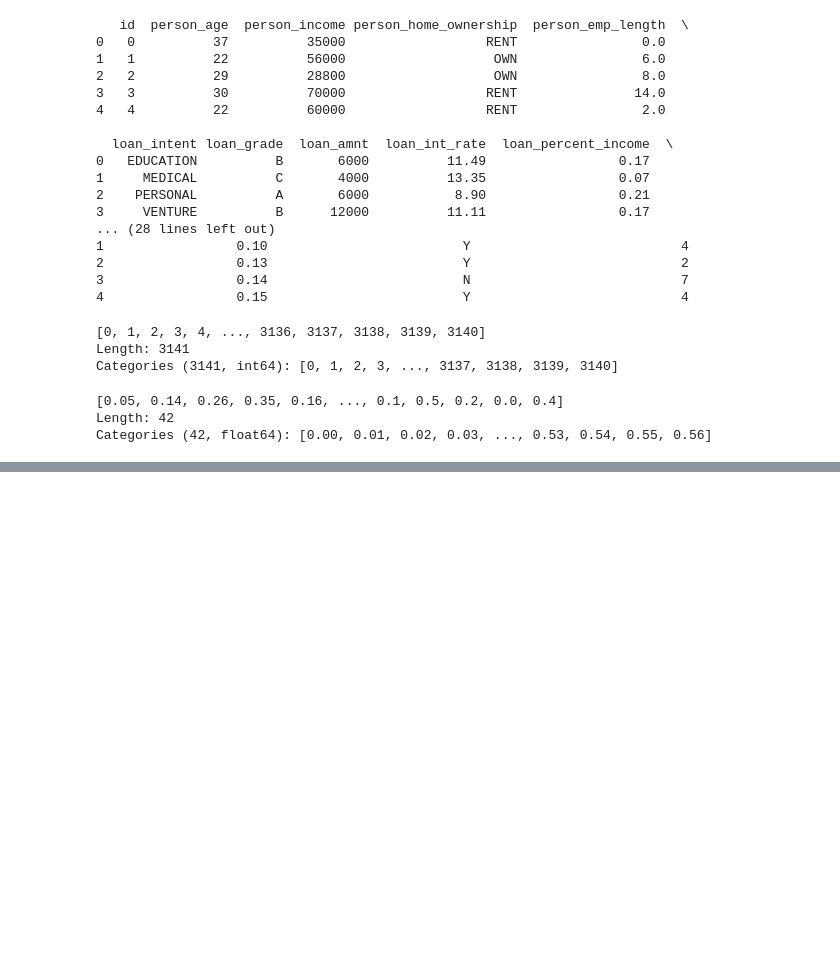
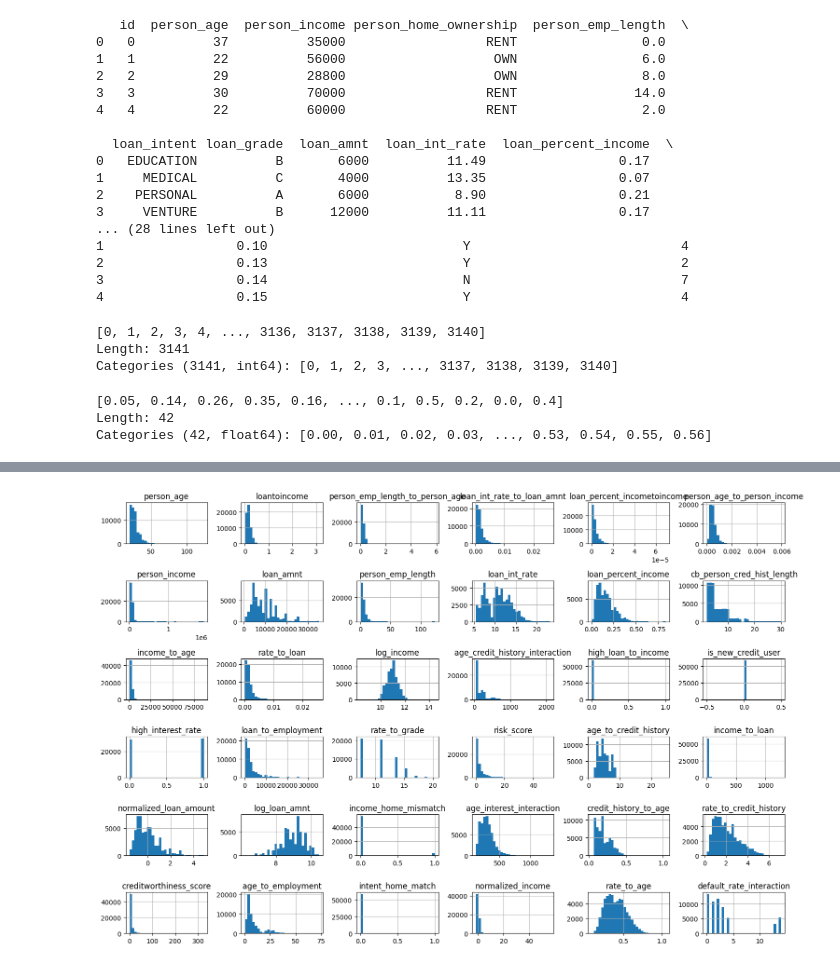
Before and after one commit to Dxuian/ml, a Jupyter notebook: resume/a.ipynb, the cells around one changed output, grey strips where cells are left out. Cells and saved outputs as stored; diff of their text form; code cells hidden in the pictures; blank space fills up the shorter version.

```diff
--- a/resume/a.ipynb
+++ b/resume/a.ipynb
@@ -420,0 +370,91 @@ Name: proportion, dtype: float64
+# %%
+# train['creditworthiness_score'] = (train['person_income'].astype('float64') / (train['loan_amnt'].astype('float64') * train['loan_int_rate'].astype('float64'))) * (train['cb_person_cred_hist_length'].astype('float64') + 1).astype('float64')
+# train['age_to_employment'] = (train['person_age'].astype('float64') / (train['person_emp_length'].astype('float64') + 1)).astype('float64')
+# train['intent_home_match'] = ((train['loan_intent'].astype('float64') == 5) & (train['person_home_ownership'].astype('float64') == 2)).astype('float64')
+# train['normalized_income'] = train.groupby('age_category')['person_income'].transform(lambda x: ((x.astype('float64') - x.mean().astype('float64')) / x.std().astype('float64'))).astype('float64')
+# train['rate_to_age'] = (train['loan_int_rate'].astype('float64') / train['person_age'].astype('float64')).astype('float64')
+# train['risk_score'] = train['loan_percent_income'] * train['loan_int_rate'] * (6 - train['loan_grade'].astype('float64'))
+# train['loan_intent_grade'] = ((train['loan_intent'].astype('float64') * 10 + train['loan_grade'].astype('float64'))/100).astype('category')
+# train['income_category'] = train['person_income'].apply(categorize_income, args=(income_quantiles,)).astype('category')
+# train['age_interest_interaction'] = (train['person_age'].astype('float64') * train['loan_int_rate'].astype('float64')).astype('float64')
+# train['credit_history_to_age'] = (train['cb_person_cred_hist_length'].astype('float64') / train['person_age'].astype('float64')).astype('float64')
+# train['rate_to_credit_history'] = (train['loan_int_rate'].astype('float64') / (train['cb_person_cred_hist_length'].astype('float64') + 1)).astype('float64')
+# train["loantoincome"] = ((train["loan_amnt"] / train["person_income"])).astype('Float64')
+# train["loan_percent_incometoincome"] = ((train["loan_percent_income"] / train["person_income"])).astype('Float64')
+# train['person_age_to_person_income'] = (train['person_age'] / train['person_income']).astype(str).astype('Float64')
+# train['person_emp_length_to_person_age'] = (train['person_emp_length'] / train['person_age']).astype('Float64')
+# train['loan_int_rate_to_loan_amnt'] = (train['loan_int_rate'] / train['loan_amnt']).astype('Float64')
+# train['income_to_age'] = train['person_income'] / train['person_age']
+# train['rate_to_loan'] = train['loan_int_rate'] / train['loan_amnt']
+# train['person_home_ownership'] = train['person_home_ownership'].replace({'RENT': 0, 'MORTGAGE': 1, 'OWN': 2, 'OTHER': 3}).astype('category')
+# train['loan_intent'] = train['loan_intent'].replace({'EDUCATION': 0, 'MEDICAL': 1, 'PERSONAL': 2, 'VENTURE': 3, 'DEBTCONSOLIDATION': 4, 'HOMEIMPROVEMENT': 5}).astype('category')
+# train['loan_grade'] = train['loan_grade'].replace({'A':6, 'B':5, 'C':4, 'D':3, 'E':2, 'F':1, 'G':0}).astype('category')
+# train['cb_person_default_on_file'] = train['cb_person_default_on_file'].replace({'N': 0, 'Y': 1}).astype('category')
+# train["person_home_ownership_income"] = pd.Series(pd.factorize((train["person_home_ownership"].astype(str) + train["person_income"].astype(str)).to_numpy())[0]).astype('category')
+# train['log_income'] = np.log1p(train['person_income']).astype('float64')
+# train['age_credit_history_interaction'] = (train['person_age'] * train['cb_person_cred_hist_length']).astype('float64')
+# train['high_loan_to_income'] = (train['loan_percent_income'] > 0.5).astype('float64')
+# train['is_new_credit_user'] = (train['cb_person_cred_hist_length'] < 2).astype('float64')
+# train['high_interest_rate'] = (train['loan_int_rate'] > train['loan_int_rate'].mean()).astype('float64')
+# train['loan_to_employment'] = (train['loan_amnt'] / (train['person_emp_length'] + 1)).astype('float64')
+# train['rate_to_grade'] = train.groupby('loan_grade')['loan_int_rate'].transform('mean').astype('float64')
+# train['age_category'] = train['person_age'].apply(categorize_age).astype('category')
+# train['age_to_credit_history'] = (train['person_age'] / (train['cb_person_cred_hist_length'] + 1)).astype('float64')
+# train['income_to_loan'] = (train['person_income'] / train['loan_amnt']).astype('float64')
+# train['normalized_loan_amount'] = train.groupby('loan_intent')['loan_amnt'].transform(lambda x: (x - x.mean()) / x.std()).astype('float64')
+# train['log_loan_amnt'] = np.log1p(train['loan_amnt']).astype('float64')
+# train['income_home_mismatch'] = ((train['person_income'] > train['person_income'].quantile(0.8)) & (train['person_home_ownership'] == 0)).astype('float64')
+# train['default_grade_interaction'] = ((train['cb_person_default_on_file'].astype('float64')*10 +  train['loan_grade'].astype('float64'))/16).astype('category')
+
+
+
+# Plot histograms for numerical columns
+numerical_columns = ['person_age','loantoincome','person_emp_length_to_person_age',
+                     'loan_int_rate_to_loan_amnt','loan_percent_incometoincome',
+                     'person_age_to_person_income','person_income', 'loan_amnt',"person_emp_length" ,
+                     'loan_int_rate', 'loan_percent_income', 'cb_person_cred_hist_length','income_to_age','rate_to_loan','log_income',
+                     'age_credit_history_interaction','high_loan_to_income','is_new_credit_user','high_interest_rate','loan_to_employment','rate_to_grade',
+                     'risk_score','age_to_credit_history','income_to_loan','normalized_loan_amount','log_loan_amnt','income_home_mismatch',
+                     'age_interest_interaction','credit_history_to_age','rate_to_credit_history',
+                     'creditworthiness_score','age_to_employment','intent_home_match','normalized_income','rate_to_age',
+                     'default_rate_interaction'
+                     ]
+train[numerical_columns].hist(bins=30, figsize=(15, 10))
+plt.tight_layout()
+plt.show()
+
+# Plot count plots for categorical columns
+categorical_columns = ['person_home_ownership', 'loan_intent', 'loan_grade', 'cb_person_default_on_file', 'loan_status',
+    "person_home_ownership_income",
+    'age_category',
+    'loan_intent_grade',
+    'income_category',
+    'default_grade_interaction',
+    'loan_amount_category',
+    'age_income_mismatch',
+    'high_loan_amount',
+    'home_ownership_loan_interaction',
+    'loan_int_rate_category',
+    'intent_grade_interaction',
+    'home_ownership_intent',
+]
+numerical_features = numerical_columns
+categorical_features = categorical_columns
+if  not  DEV:
+    fig, axes = plt.subplots(math.ceil(len(categorical_columns)/2)+1, 2, figsize=(15, 15))  # Adjusted to 3x2 grid
+    for ax, col in zip(axes.flatten(), categorical_columns):
+        sns.countplot(data=train, x=col, ax=ax)
+        ax.set_title(f'Distribution of {col}')
+    plt.tight_layout()
+    plt.show()
+
+features = numerical_columns + categorical_columns
+categorical_columns.remove('loan_status')
+features.remove('loan_status')
+# Define the preprocessing for numerical and categorical features
+#print how many 'load_status' 0 and 1 and find the ratio
+print(train['loan_status'].value_counts())
+print(train['loan_status'].value_counts(normalize=True))
+print()
+# %% [output]
+[figure, added]
```
Also changed, not shown: parts of 18 cells of this notebook, 11 other files.
